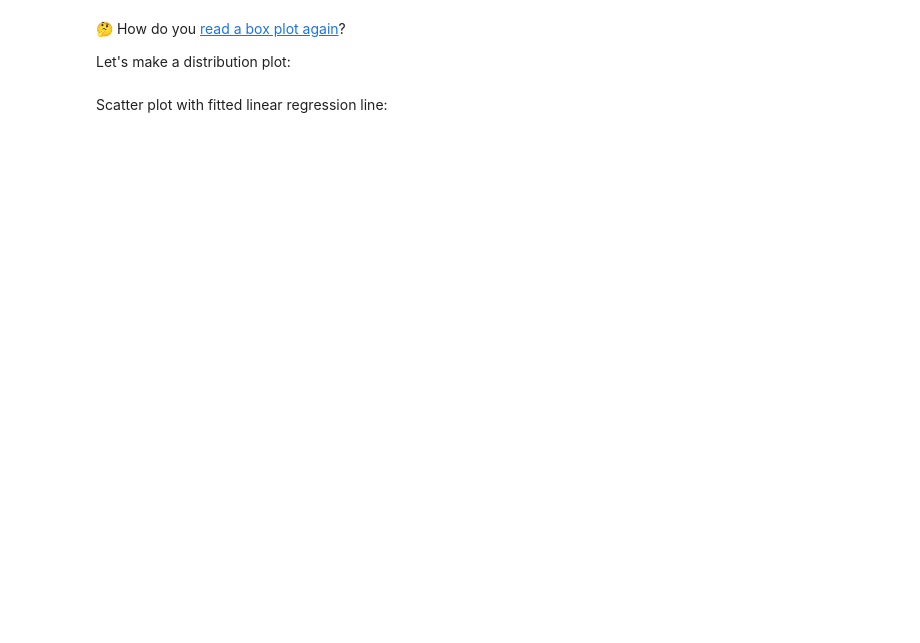
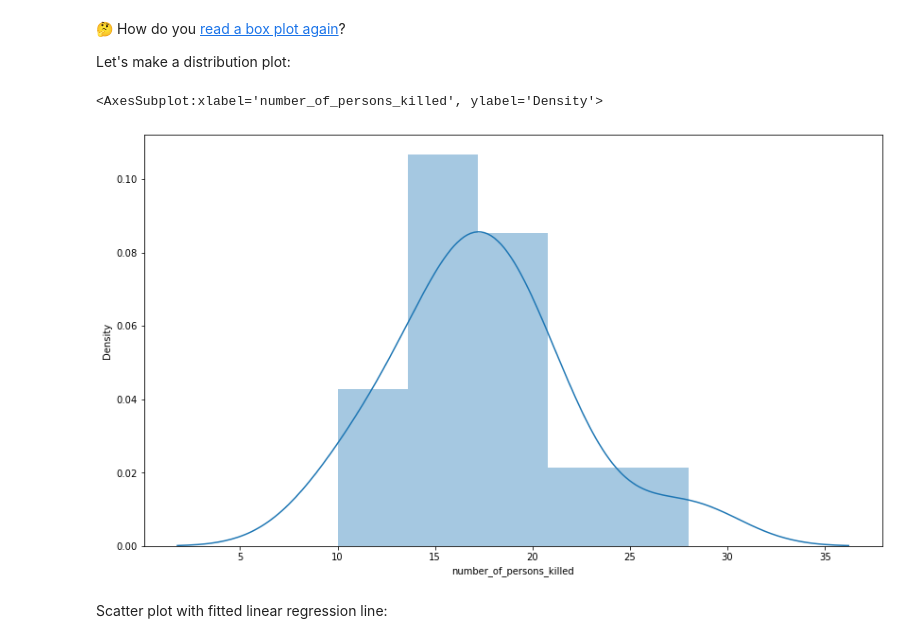
Before and after one commit to crstn/Geospatial-Analysis-2023, a Jupyter notebook: 2_Exploratory Data Analysis.ipynb, the cells around one changed output. Cells and saved outputs as stored; diff of their text form; code cells hidden in the pictures; blank space fills up the shorter version.

```diff
--- a/2_Exploratory Data Analysis.ipynb
+++ b/2_Exploratory Data Analysis.ipynb
@@ -24,5 +38,5 @@ accidents
 # %% [markdown]
 Loading a local file is just as easy:
 # %%
-accidents = pd.read_csv("accidents.csv") # <- this is actually an older version of the same dataset we loaded from the web before
+accidents = pd.read_csv("Data/accidents.csv") # <- this is actually an older version of the same dataset we loaded from the web before
 accidents
@@ -193,7 +559,7 @@ import matplotlib.pyplot as plt
 import seaborn as sns
 # %%
 # in case we have duplicate columns, which was the case, as we duplicated the 'Date_time' column
-accidents = accidents.reset_index(drop=True)
+#accidents = accidents.reset_index(drop=True)
 # %%
 plt.figure(figsize=(14, 14))
 
@@ -221,7 +603,10 @@ sns.boxplot(monthly_accidents['number_of_persons_killed'])
 Let's make a distribution plot:
 # %%
 plt.figure(figsize=(14, 8))
-sns.distplot(monthly_accidents['number_of_persons_killed'])
+sns.distplot(monthly_accidents['number_of_persons_killed'], kde=True)
+# %% [output]
+<AxesSubplot:xlabel='number_of_persons_killed', ylabel='Density'>
+[figure, added]
 # %% [markdown]
 Scatter plot with fitted linear regression line:
 # %%
```
Also changed, not shown: parts of 43 cells of this notebook.
